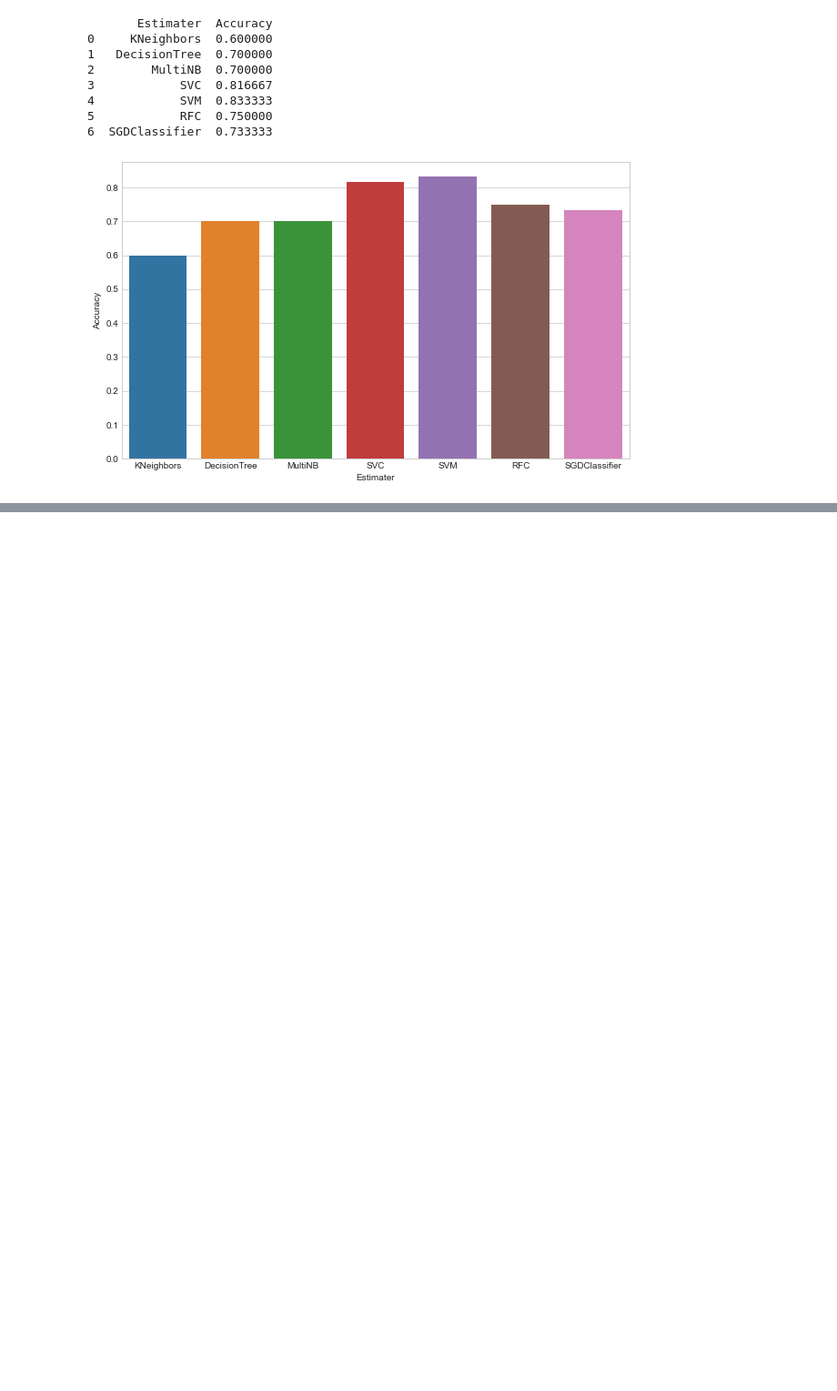
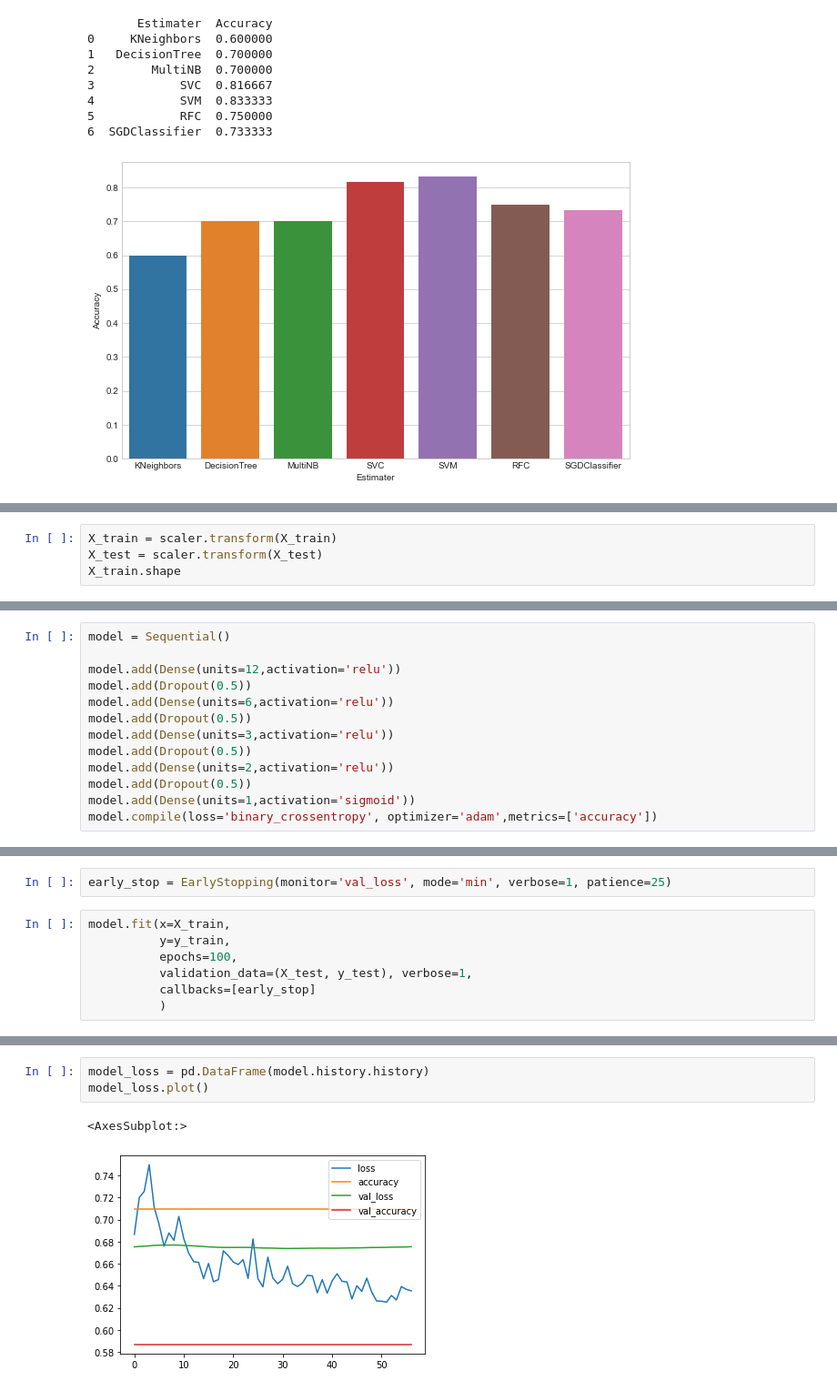
Before and after one commit to kurtgrothe/ANA500, a Jupyter notebook: ANA500.ipynb, the cells around one changed output, grey strips where cells are left out. Shown: that part at 91% size. Cells and saved outputs as stored; diff of their text form; blank space fills up the shorter version.

Commit message:
Added tensorflow model

```diff
--- a/ANA500.ipynb
+++ b/ANA500.ipynb
@@ -417,0 +442,4 @@ print(df)
+# %%
+X_train = scaler.transform(X_train)
+X_test = scaler.transform(X_test)
+X_train.shape
@@ -417,0 +450,13 @@ print(df)
+# %%
+model = Sequential()
+
+model.add(Dense(units=12,activation='relu'))
+model.add(Dropout(0.5))
+model.add(Dense(units=6,activation='relu'))
+model.add(Dropout(0.5))
+model.add(Dense(units=3,activation='relu'))
+model.add(Dropout(0.5))
+model.add(Dense(units=2,activation='relu'))
+model.add(Dropout(0.5))
+model.add(Dense(units=1,activation='sigmoid'))
+model.compile(loss='binary_crossentropy', optimizer='adam',metrics=['accuracy'])
@@ -417,0 +465,9 @@ print(df)
+# %%
+early_stop = EarlyStopping(monitor='val_loss', mode='min', verbose=1, patience=25)
+# %%
+model.fit(x=X_train,
+          y=y_train,
+          epochs=100,
+          validation_data=(X_test, y_test), verbose=1,
+          callbacks=[early_stop]
+          )
@@ -417,0 +493,6 @@ print(df)
+# %%
+model_loss = pd.DataFrame(model.history.history)
+model_loss.plot()
+# %% [output]
+<AxesSubplot:>
+[figure, added]
```
Also changed, not shown: parts of 19 cells of this notebook.
